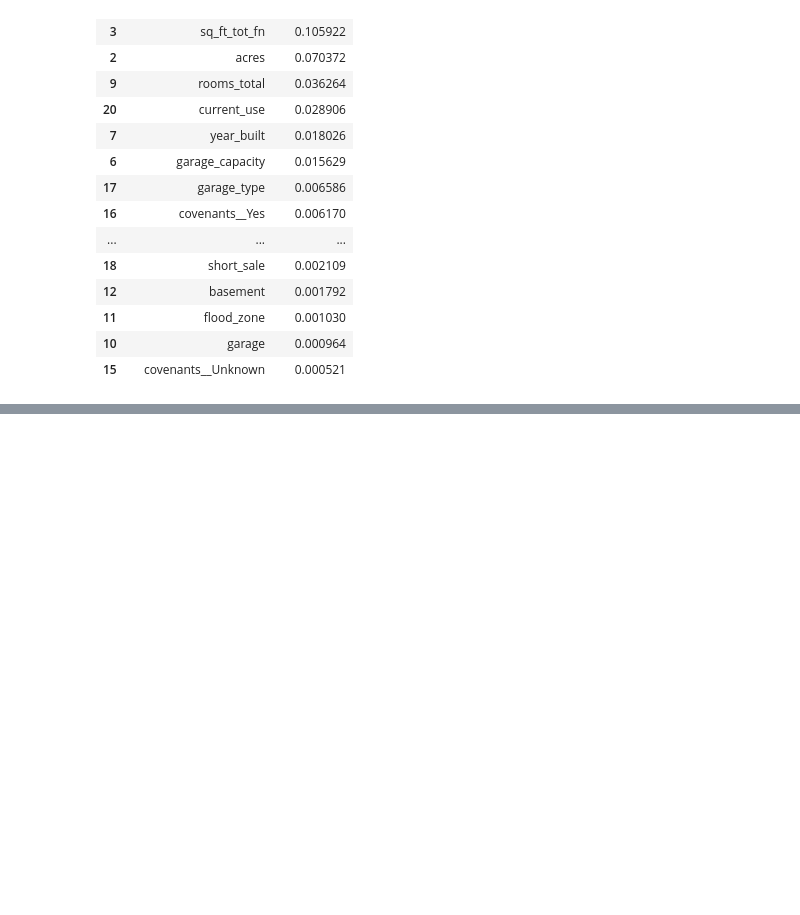
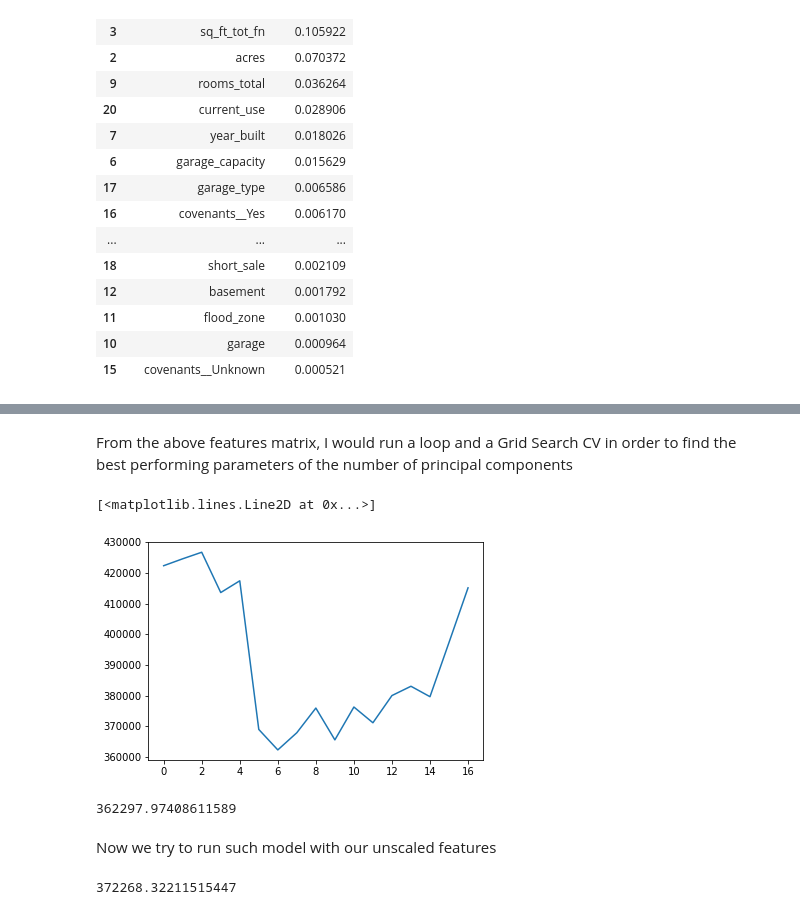
Before and after one commit to minhchan11/GA-Capstone-RealEstate, a Jupyter notebook: notebooks/Deep Experimentation.ipynb, the cells around one changed output, grey strips where cells are left out. Drawn from its saved outputs; the diff is of its cells as text; code cells hidden in the pictures; blank space fills up the shorter version.

```diff
--- a/notebooks/Deep Experimentation.ipynb
+++ b/notebooks/Deep Experimentation.ipynb
@@ -354,0 +434,22 @@ pd.DataFrame({'feature':df_features.columns, 'importance':rfg.feature_importance
+# %% [markdown]
+From the above features matrix, I would run a loop and a Grid Search CV in order to find the best performing parameters of the number of principal components
+# %%
+n_params = np.arange(1,18)
+# %%
+performance_PCA = []
+for n in n_params:
+    pipe_PCA = Pipeline([('pca', decomposition.PCA(n_components=n)),
+                 ('linear', LinearRegression())])
+    scores = cross_val_score(pipe_PCA, scaled_X, y, cv=10, scoring='neg_mean_squared_error')
+    performance_PCA.append(np.mean(np.sqrt(-scores)))
+# %%
+plt.plot(performance_PCA)
+# %% [output]
+[<matplotlib.lines.Line2D at 0x...>]
+[figure, added]
+# %%
+np.min(performance_PCA)
+# %% [output]
+362297.97408611589
+# %% [markdown]
+Now we try to run such model with our unscaled features
@@ -354,0 +463,4 @@ pd.DataFrame({'feature':df_features.columns, 'importance':rfg.feature_importance
+# %%
+np.min(performance_PCA)
+# %% [output]
+372268.32211515447
```
Also changed, not shown: parts of 85 cells of this notebook, 2 other files.
